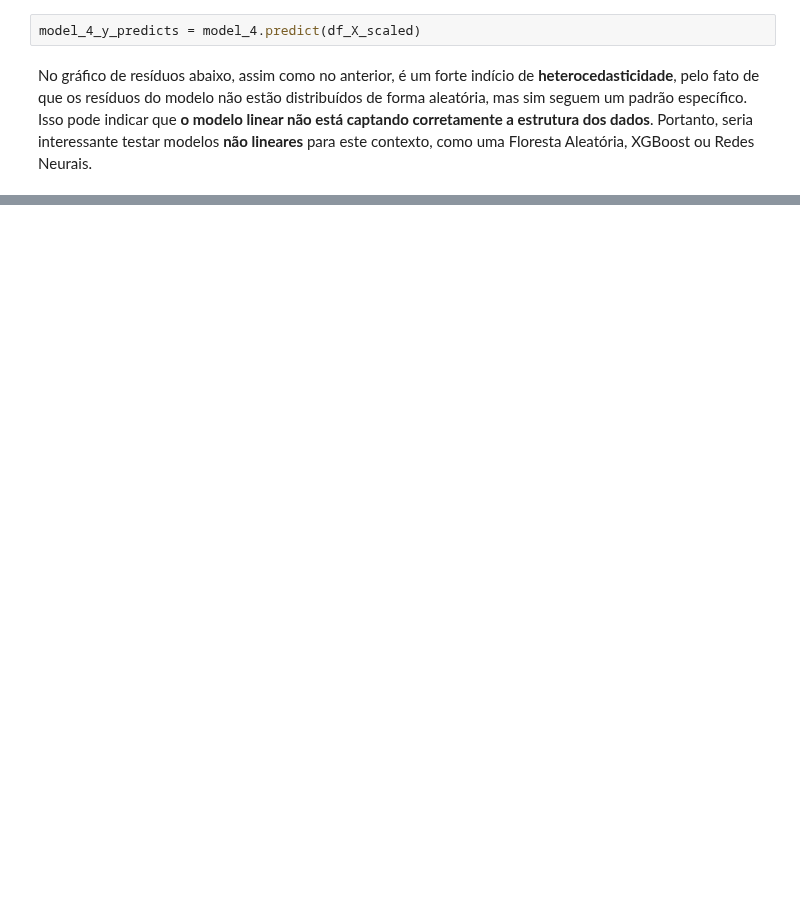
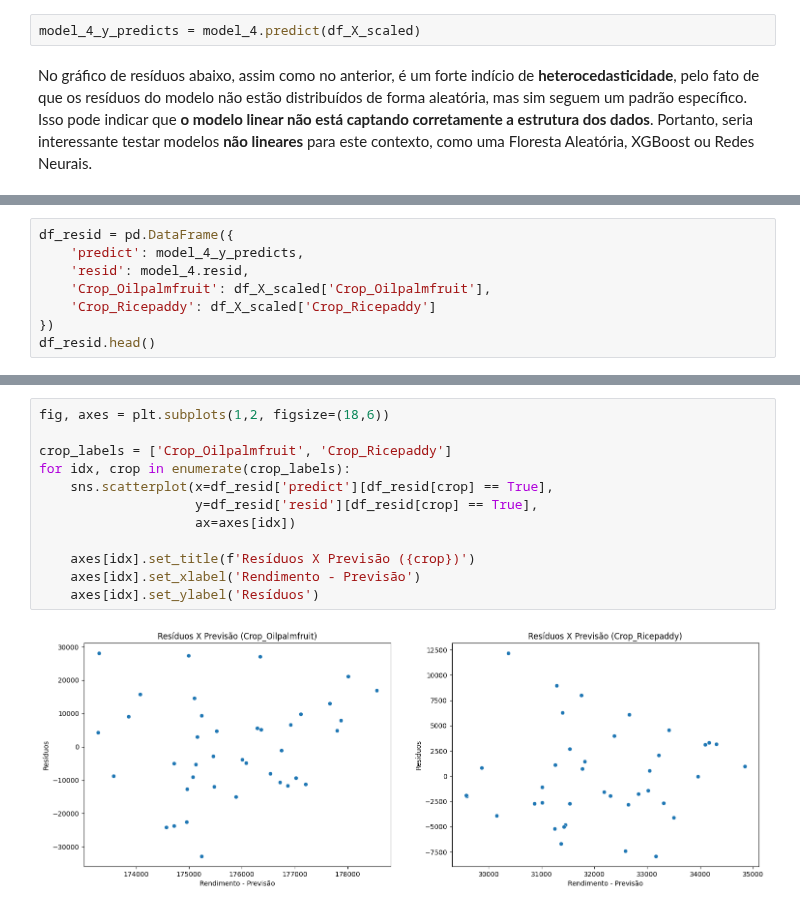
Before and after one commit to DiogoBotton/Machine_Learning_Training_Learn, a Jupyter notebook: Regressao_Linear/FIAP/Atividade_Fase5/01_exploratory_analysis.ipynb, the cells around one changed output, grey strips where cells are left out. Drawn from its saved outputs; the diff is of its cells as text; blank space fills up the shorter version.

```diff
--- a/Regressao_Linear/FIAP/Atividade_Fase5/01_exploratory_analysis.ipynb
+++ b/Regressao_Linear/FIAP/Atividade_Fase5/01_exploratory_analysis.ipynb
@@ -370,0 +374,8 @@ Text(0, 0.5, 'Resíduos')
+# %%
+df_resid = pd.DataFrame({
+    'predict': model_4_y_predicts,
+    'resid': model_4.resid,
+    'Crop_Oilpalmfruit': df_X_scaled['Crop_Oilpalmfruit'],
+    'Crop_Ricepaddy': df_X_scaled['Crop_Ricepaddy']
+})
+df_resid.head()
@@ -370,0 +389,14 @@ Text(0, 0.5, 'Resíduos')
+# %%
+fig, axes = plt.subplots(1,2, figsize=(18,6))
+
+crop_labels = ['Crop_Oilpalmfruit', 'Crop_Ricepaddy']
+for idx, crop in enumerate(crop_labels):
+    sns.scatterplot(x=df_resid['predict'][df_resid[crop] == True],
+                    y=df_resid['resid'][df_resid[crop] == True],
+                    ax=axes[idx])
+
+    axes[idx].set_title(f'Resíduos X Previsão ({crop})')
+    axes[idx].set_xlabel('Rendimento - Previsão')
+    axes[idx].set_ylabel('Resíduos')
+# %% [output]
+[figure, added]
```
Also changed, not shown: parts of 10 cells of this notebook, 1 other file.
